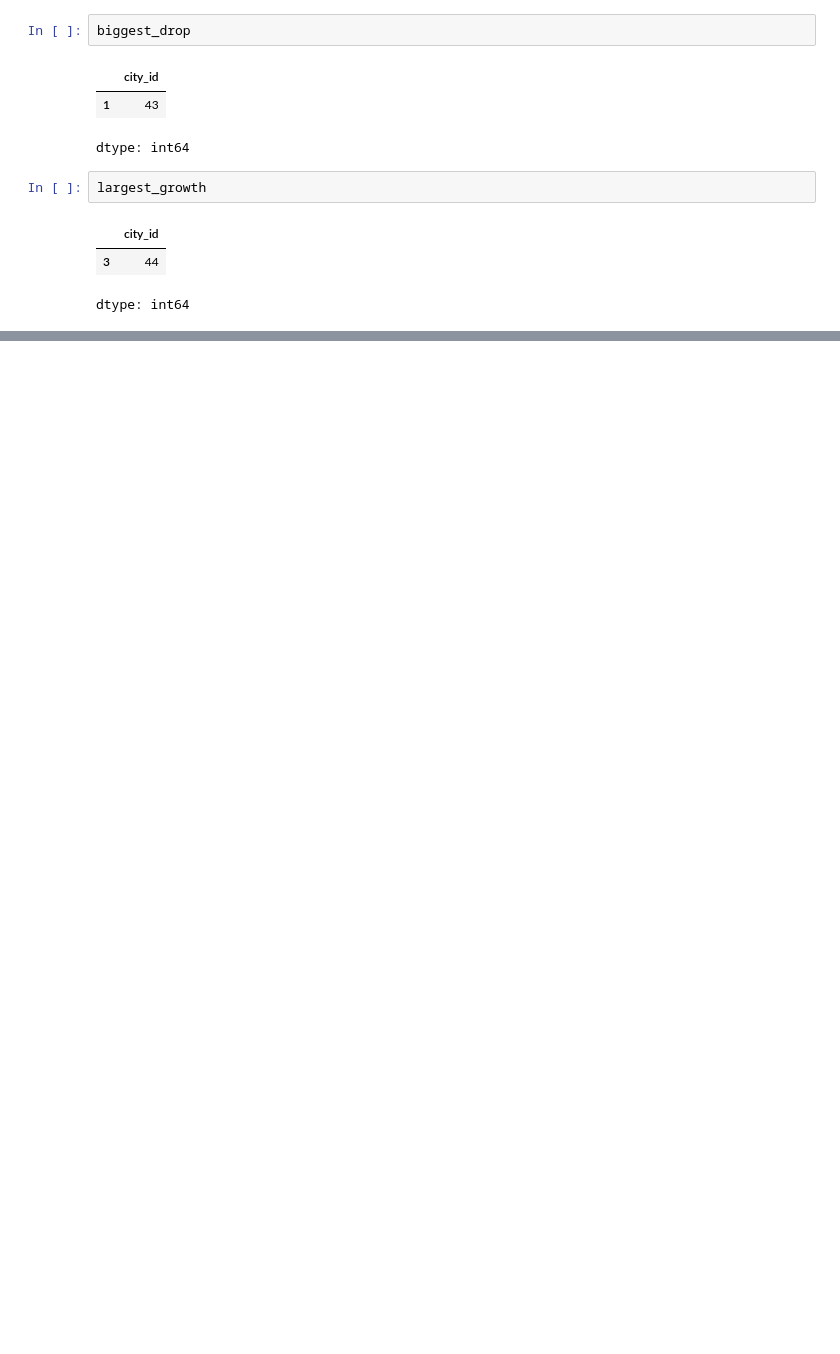
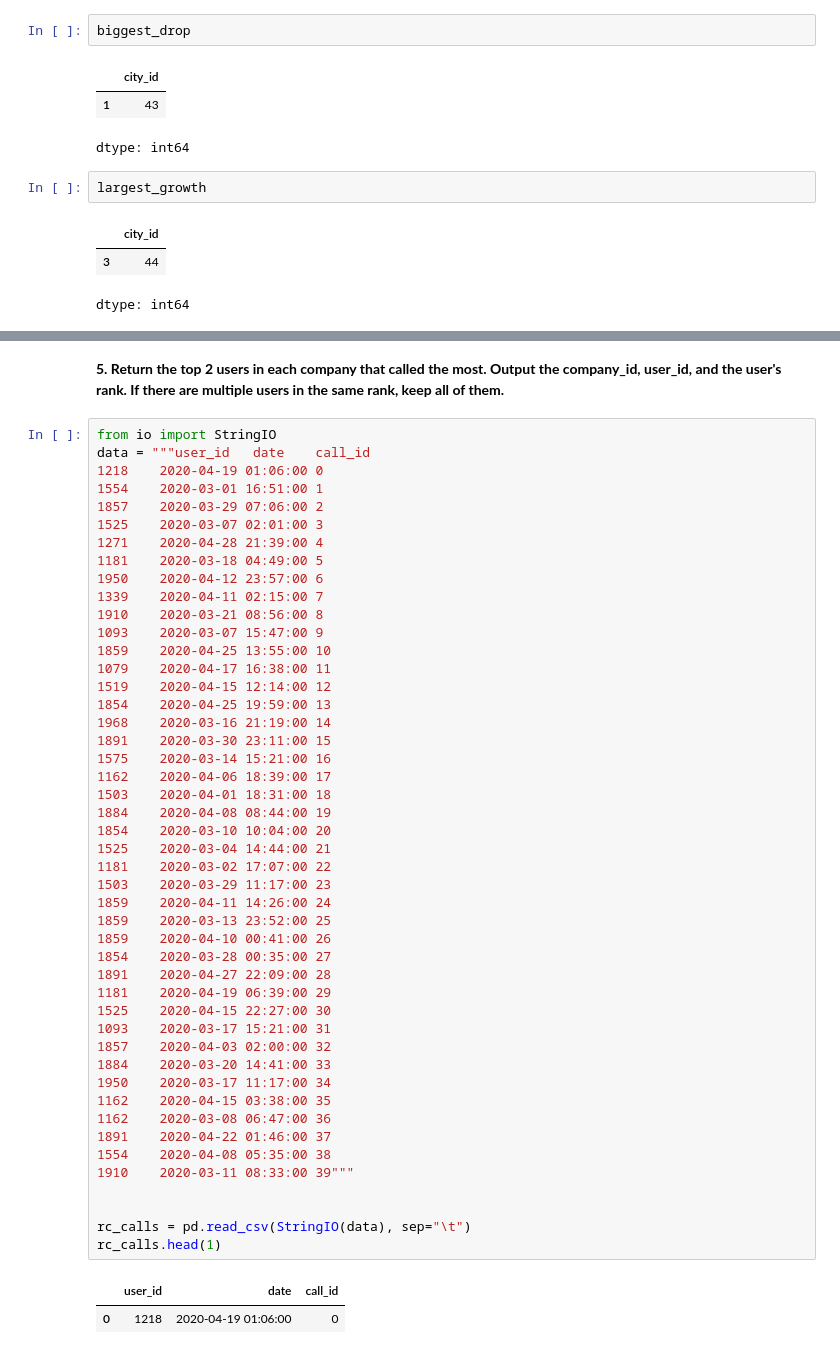
Before and after one commit to Aditichintamani/Python_sample_case_study, a Jupyter notebook: Pandas_Medium_difficulty.ipynb, the cells around one changed output, grey strips where cells are left out. Drawn from its saved outputs; the diff is of its cells as text; blank space fills up the shorter version.

```diff
--- a/Pandas_Medium_difficulty.ipynb
+++ b/Pandas_Medium_difficulty.ipynb
@@ -131,0 +192,52 @@ dtype: int64
+# %% [markdown]
+**5. Return the top 2 users in each company that called the most. Output the company_id, user_id, and the user's rank. If there are multiple users in the same rank, keep all of them.**
+# %%
+from io import StringIO
+data = """user_id	date	call_id
+1218	2020-04-19 01:06:00	0
+1554	2020-03-01 16:51:00	1
+1857	2020-03-29 07:06:00	2
+1525	2020-03-07 02:01:00	3
+1271	2020-04-28 21:39:00	4
+1181	2020-03-18 04:49:00	5
+1950	2020-04-12 23:57:00	6
+1339	2020-04-11 02:15:00	7
+1910	2020-03-21 08:56:00	8
+1093	2020-03-07 15:47:00	9
+1859	2020-04-25 13:55:00	10
+1079	2020-04-17 16:38:00	11
+1519	2020-04-15 12:14:00	12
+1854	2020-04-25 19:59:00	13
+1968	2020-03-16 21:19:00	14
+1891	2020-03-30 23:11:00	15
+1575	2020-03-14 15:21:00	16
+1162	2020-04-06 18:39:00	17
+1503	2020-04-01 18:31:00	18
+1884	2020-04-08 08:44:00	19
+1854	2020-03-10 10:04:00	20
+1525	2020-03-04 14:44:00	21
+1181	2020-03-02 17:07:00	22
+1503	2020-03-29 11:17:00	23
+1859	2020-04-11 14:26:00	24
+1859	2020-03-13 23:52:00	25
+1859	2020-04-10 00:41:00	26
+1854	2020-03-28 00:35:00	27
+1891	2020-04-27 22:09:00	28
+1181	2020-04-19 06:39:00	29
+1525	2020-04-15 22:27:00	30
+1093	2020-03-17 15:21:00	31
+1857	2020-04-03 02:00:00	32
+1884	2020-03-20 14:41:00	33
+1950	2020-03-17 11:17:00	34
+1162	2020-04-15 03:38:00	35
+1162	2020-03-08 06:47:00	36
+1891	2020-04-22 01:46:00	37
+1554	2020-04-08 05:35:00	38
+1910	2020-03-11 08:33:00	39"""
+
+
+rc_calls = pd.read_csv(StringIO(data), sep="\t")
+rc_calls.head(1)
+# %% [output]
+|  | user_id | date | call_id |
+| 0 | 1218 | 2020-04-19 01:06:00 | 0 |
```
Also changed, not shown: parts of 7 cells of this notebook.
